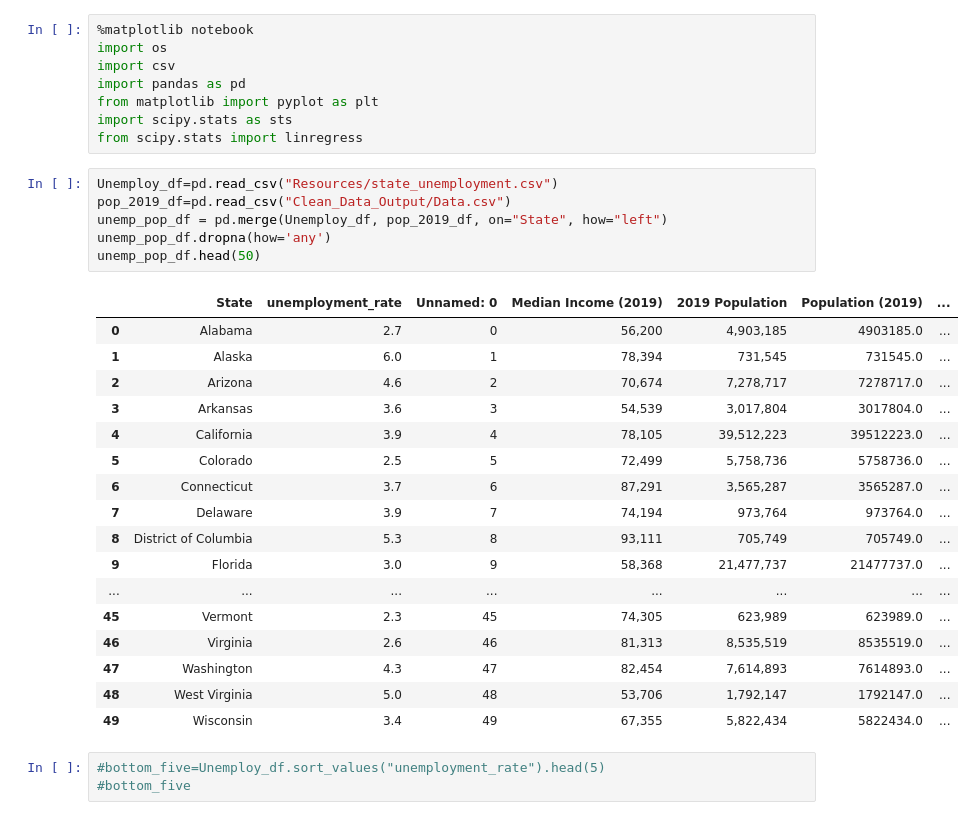
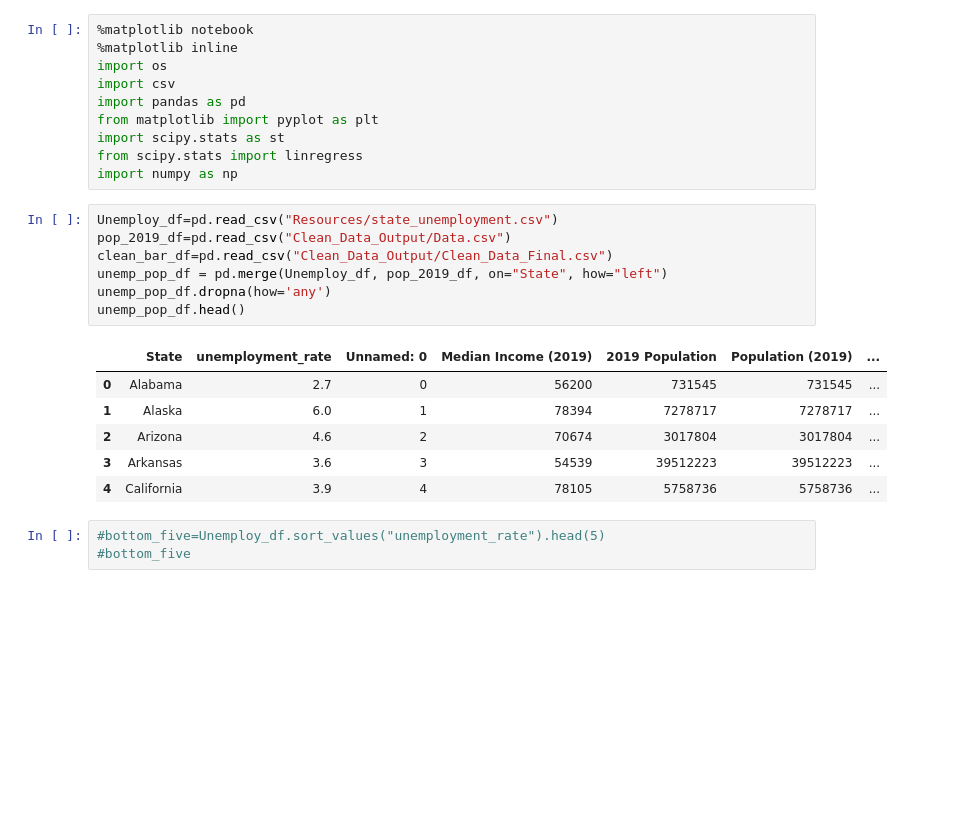
Before and after one commit to akarpie96/CrimeStats, a Jupyter notebook: State_Median_income.ipynb, the cells around one changed output. Cells and saved outputs as stored; diff of their text form; blank space fills up the shorter version.

Commit message:
finalprojectupload

```diff
--- a/State_Median_income.ipynb
+++ b/State_Median_income.ipynb
@@ -1,35 +1,27 @@
 # %%
 %matplotlib notebook
+%matplotlib inline
 import os
 import csv
 import pandas as pd
 from matplotlib import pyplot as plt
-import scipy.stats as sts
+import scipy.stats as st
 from scipy.stats import linregress
+import numpy as np
 # %%
 Unemploy_df=pd.read_csv("Resources/state_unemployment.csv")
 pop_2019_df=pd.read_csv("Clean_Data_Output/Data.csv")
+clean_bar_df=pd.read_csv("Clean_Data_Output/Clean_Data_Final.csv")
 unemp_pop_df = pd.merge(Unemploy_df, pop_2019_df, on="State", how="left")
 unemp_pop_df.dropna(how='any')
-unemp_pop_df.head(50)
+unemp_pop_df.head()
 # %% [output]
 |  | State | unemployment_rate | Unnamed: 0 | Median Income (2019) | 2019 Population | Population (2019) | ... |
-| 0 | Alabama | 2.7 | 0 | 56,200 | 4,903,185 | 4903185.0 | ... |
-| 1 | Alaska | 6.0 | 1 | 78,394 | 731,545 | 731545.0 | ... |
-| 2 | Arizona | 4.6 | 2 | 70,674 | 7,278,717 | 7278717.0 | ... |
-| 3 | Arkansas | 3.6 | 3 | 54,539 | 3,017,804 | 3017804.0 | ... |
-| 4 | California | 3.9 | 4 | 78,105 | 39,512,223 | 39512223.0 | ... |
-| 5 | Colorado | 2.5 | 5 | 72,499 | 5,758,736 | 5758736.0 | ... |
-| 6 | Connecticut | 3.7 | 6 | 87,291 | 3,565,287 | 3565287.0 | ... |
-| 7 | Delaware | 3.9 | 7 | 74,194 | 973,764 | 973764.0 | ... |
-| 8 | District of Columbia | 5.3 | 8 | 93,111 | 705,749 | 705749.0 | ... |
-| 9 | Florida | 3.0 | 9 | 58,368 | 21,477,737 | 21477737.0 | ... |
-| ... | ... | ... | ... | ... | ... | ... | ... |
-| 45 | Vermont | 2.3 | 45 | 74,305 | 623,989 | 623989.0 | ... |
-| 46 | Virginia | 2.6 | 46 | 81,313 | 8,535,519 | 8535519.0 | ... |
-| 47 | Washington | 4.3 | 47 | 82,454 | 7,614,893 | 7614893.0 | ... |
-| 48 | West Virginia | 5.0 | 48 | 53,706 | 1,792,147 | 1792147.0 | ... |
-| 49 | Wisconsin | 3.4 | 49 | 67,355 | 5,822,434 | 5822434.0 | ... |
+| 0 | Alabama | 2.7 | 0 | 56200 | 731545 | 731545 | ... |
+| 1 | Alaska | 6.0 | 1 | 78394 | 7278717 | 7278717 | ... |
+| 2 | Arizona | 4.6 | 2 | 70674 | 3017804 | 3017804 | ... |
+| 3 | Arkansas | 3.6 | 3 | 54539 | 39512223 | 39512223 | ... |
+| 4 | California | 3.9 | 4 | 78105 | 5758736 | 5758736 | ... |
 # %%
 #bottom_five=Unemploy_df.sort_values("unemployment_rate").head(5)
 #bottom_five
```
Also changed, not shown: parts of 6 cells of this notebook, 3 other files.
